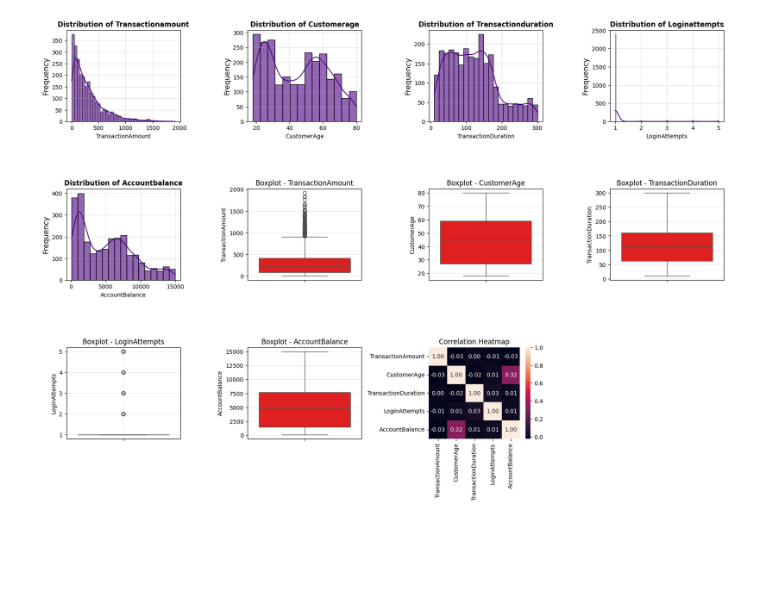
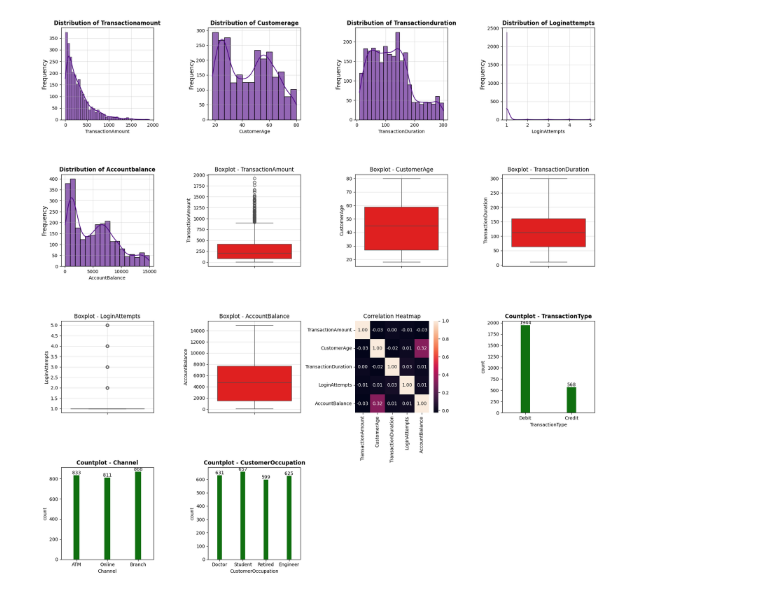
Before and after one commit to Maxwell-Selassie/Fraud-Detection, a Jupyter notebook: notebooks/eda.ipynb, the cells around one changed output. Saved outputs shown, nothing was run; the diff lists cells and outputs as text; code cells hidden in the pictures; blank space fills up the shorter version.

```diff
--- a/notebooks/eda.ipynb
+++ b/notebooks/eda.ipynb
@@ -164,45 +192,40 @@ if __name__ == '__main__':
 # %%
 # ---univariate analysis------
 def advanced_visuals(df: pd.DataFrame, numeric_cols: list[str], category_cols: list[str]):
-    plt.figure(figsize=(17,30))
+    plt.figure(figsize=(17,17))
     # distribution plots for numeric cols
     for i, col in enumerate(numeric_cols,1):
-        plt.subplot(8, 4, i)
+        plt.subplot(4, 4, i)
         sns.histplot(data=df,x=col,kde=True,color='indigo',alpha=0.6)
         plt.title(f'Distribution of {col.title()}',fontsize=12, fontweight='bold')
         plt.ylabel('Frequency',fontsize=13)
         plt.grid(True, alpha=0.4)
 
     # boxplots
     for i, col in enumerate(numeric_cols,6):
-        plt.subplot(8, 4, i)
+        plt.subplot(4, 4, i)
         sns.boxplot(data=df, y=col, color='red')
         plt.title(f'Boxplot - {col}')
-        plt.grid(True, alpha=0.3)
+        plt.grid(True, alpha=0.4)
 
-    plt.subplot(8, 4, 11)
+    plt.subplot(4, 4, 11)
     corr = df.corr(numeric_only=True)
     sns.heatmap(data=corr, annot=True, fmt='.2f')
     plt.title('Correlation Heatmap')
 
-    # bar plots for categoricsl columns
-    # for  i, col in enumerate(category_cols,11):
-    #     plt.subplot(8, 4, i)
-    #     plot_df = pd.DataFrame({
-    #         'col' : col,
-    #         'value' : df[col].value_counts()
-    #     })
-    #     sns.barplot(data=plot_df, x='col', y='value', color='green')
-    #     plt.title(f'Barplot - {col}',fontsize=12, fontweight='bold')
-    #     plt.ylabel('Frequency',fontsize=12)
-    #     plt.grid(True, alpha=0.3)
+    for i,col in enumerate(['TransactionType','Channel','CustomerOccupation'],12):
+        plt.subplot(4, 4, i)
+        ax = sns.countplot(data=df, x=col, gap=0.5, width=0.4, color='green')
+        for container in ax.containers:
+            ax.bar_label(container,label_type='edge')
+        plt.title(f'Countplot - {col}', fontsize=12, fontweight='bold')
 
     plt.tight_layout()
     plt.show()
 
 
 num_cols = df.select_dtypes(include=[np.number]).columns.tolist()
 cat_cols = df.select_dtypes(exclude=[np.number]).columns.tolist()
-univariate_visuals(df, num_cols, cat_cols)
+advanced_visuals(df, num_cols, cat_cols)
 # %% [output]
-[figure, old version]
+[figure, new version]
```
Also changed, not shown: parts of 3 cells of this notebook.
